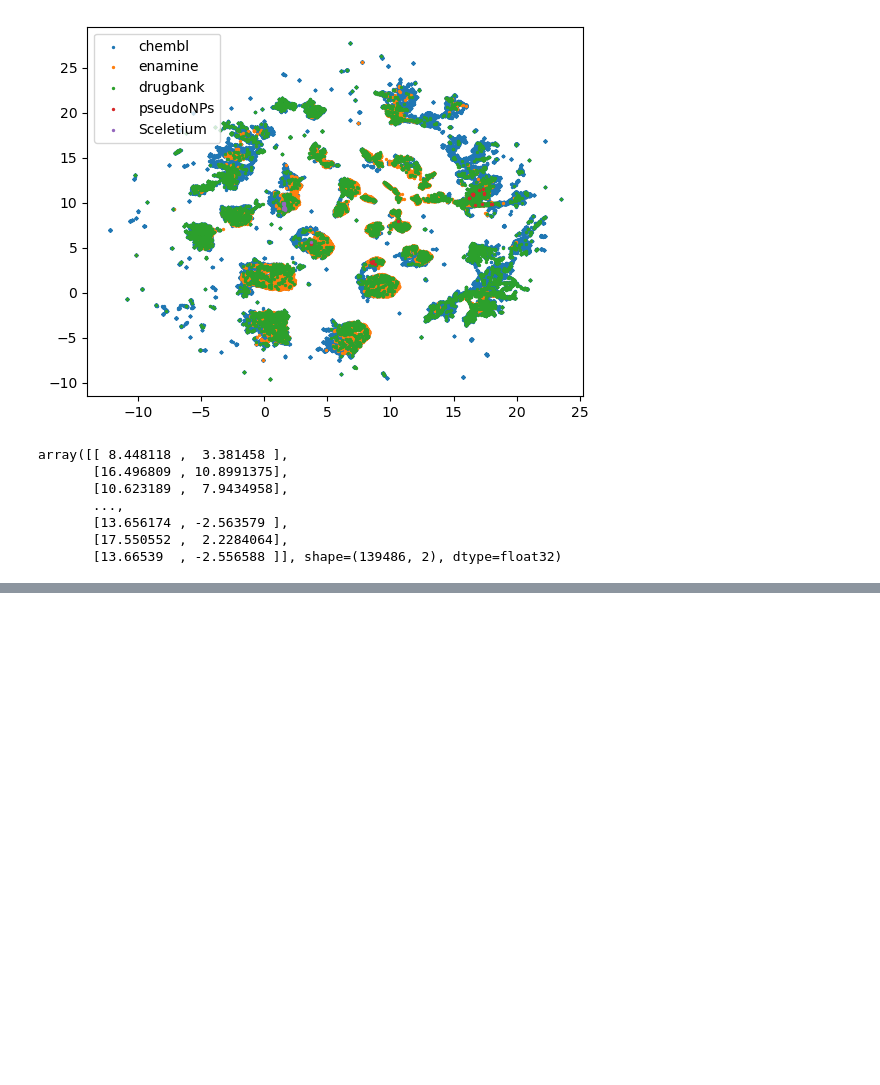
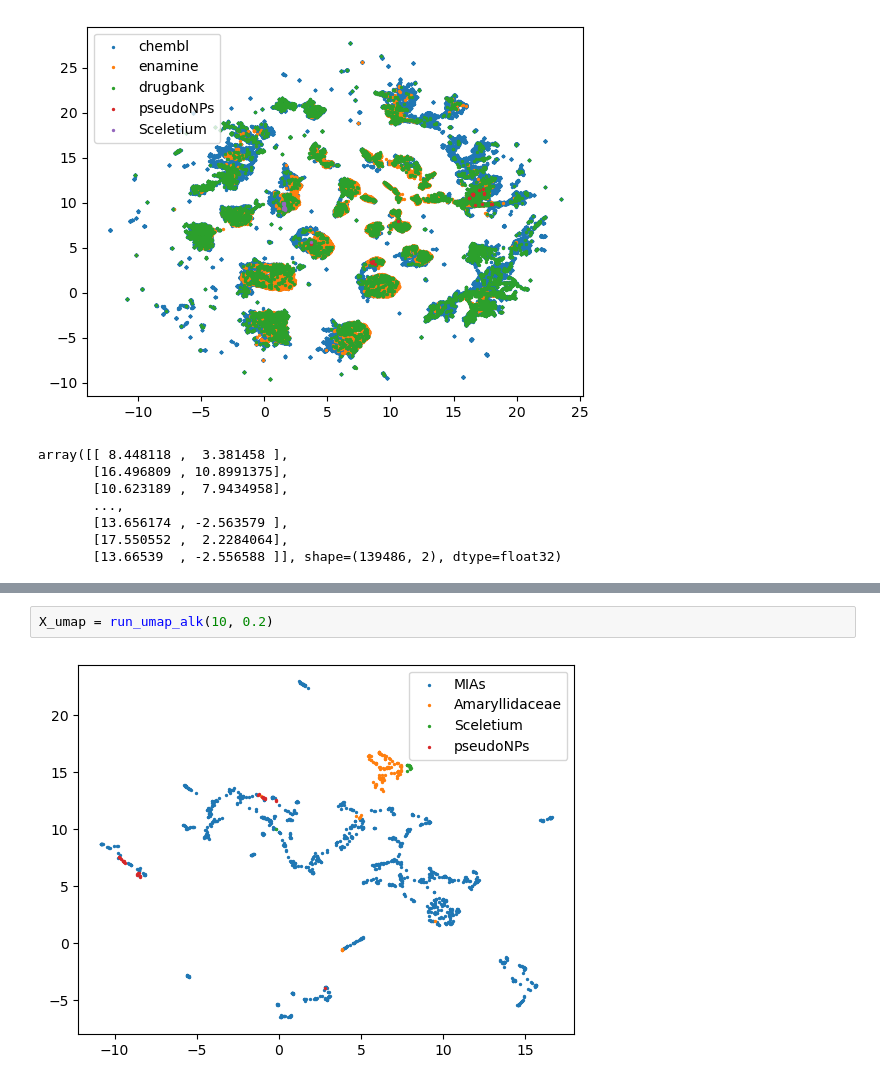
Before and after one commit to BernalFA/2025_Greiner_PseudoNPs, a Jupyter notebook: notebooks/1.04-fb-pca_umap.ipynb, the cells around one changed output, grey strips where cells are left out. Cells and saved outputs as stored; diff of their text form; blank space fills up the shorter version.

```diff
--- a/notebooks/1.04-fb-pca_umap.ipynb
+++ b/notebooks/1.04-fb-pca_umap.ipynb
@@ -183,0 +262,4 @@ array([[ 8.448118 ,  3.381458 ],
+# %%
+X_umap = run_umap_alk(10, 0.2)
+# %% [output]
+[figure, added]
```
Also changed, not shown: parts of 14 cells of this notebook, 7 other files.
